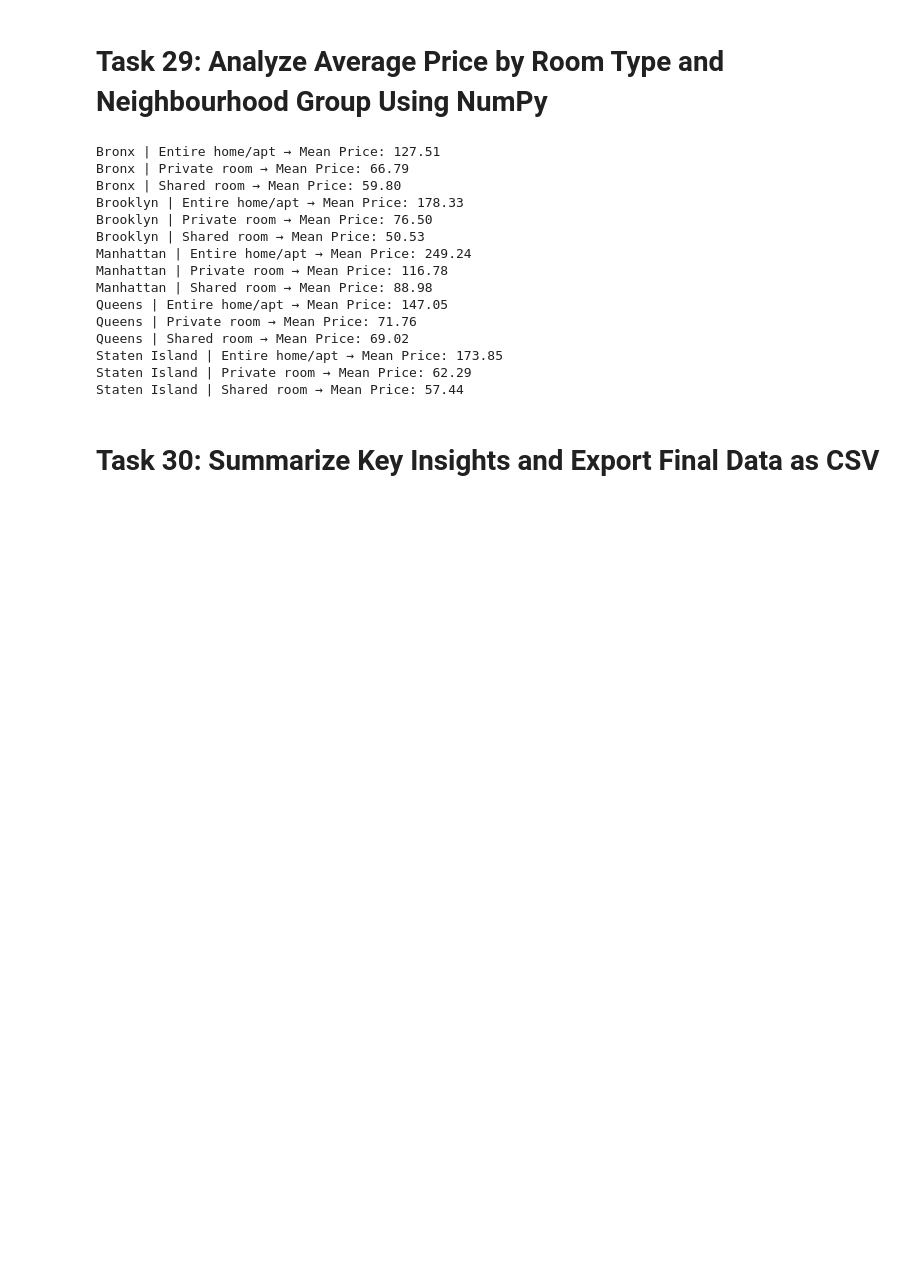
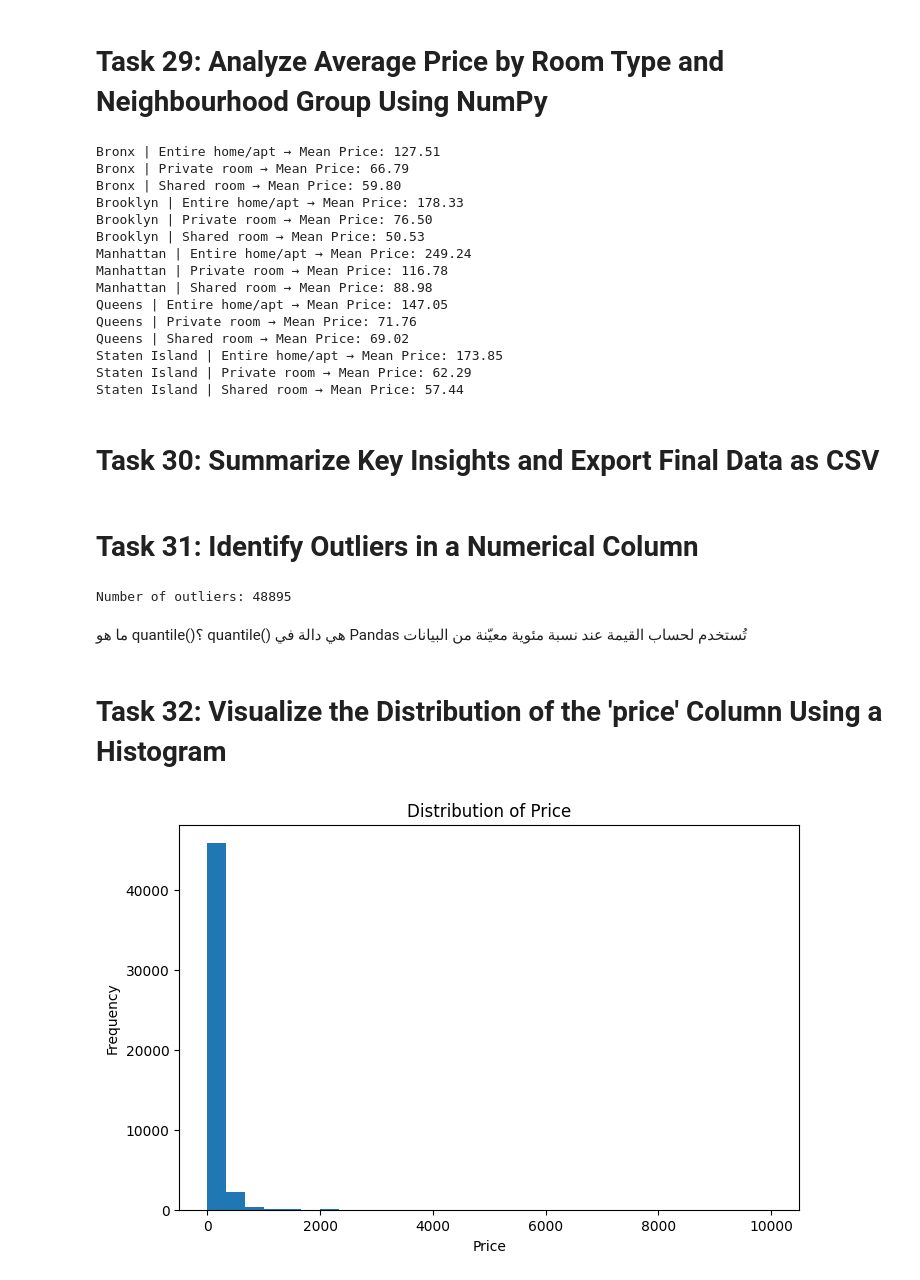
Before and after one commit to ItsMohamedAyman/Projects, a Jupyter notebook: Project_with_NumPy,_Pandas.ipynb, the cells around one changed output. Drawn from its saved outputs; the diff is of its cells as text; code cells hidden in the pictures; blank space fills up the shorter version.

```diff
--- a/Project_with_NumPy,_Pandas.ipynb
+++ b/Project_with_NumPy,_Pandas.ipynb
@@ -547,3 +547,36 @@ print("- Listings with full-year availability tend to be cheaper on average.")
 print("- Private rooms in Bronx are the cheapest overall.")
 print("- No strong correlation found between price and availability.")
 # أضف أي نقاط حسيتها مهمة من تحليلك
+# %% [markdown]
+# Task 31: Identify Outliers in a Numerical Column
+# %%
+Q1 = df["price"].quantile(0.25)
+Q3 = df["price"].quantile(0.75)
+
+IQR = Q1 - Q3
+
+outliers_filter = (df["price"] < Q1 - 1.5 * IQR) | (df['price'] > Q3 + 1.5 * IQR)
+outliers = df[outliers_filter]
+
+print("Number of outliers:", outliers.shape[0])
+# %% [output]
+Number of outliers: 48895
+# %% [markdown]
+ ما هو quantile()؟
+quantile() هي دالة في Pandas تُستخدم لحساب القيمة عند نسبة مئوية معيّنة من البيانات
+# %% [markdown]
+# Task 32: Visualize the Distribution of the 'price' Column Using a Histogram
+# %%
+import matplotlib.pyplot as plt
+
+plt.figure(figsize=(8,5))
+
+plt.hist(df["price"], bins=30)
+
+plt.title('Distribution of Price')
+plt.xlabel('Price')
+plt.ylabel('Frequency')
+
+plt.show()
+# %% [output]
+[figure, added]
```
Also changed, not shown: parts of 4 cells of this notebook.
